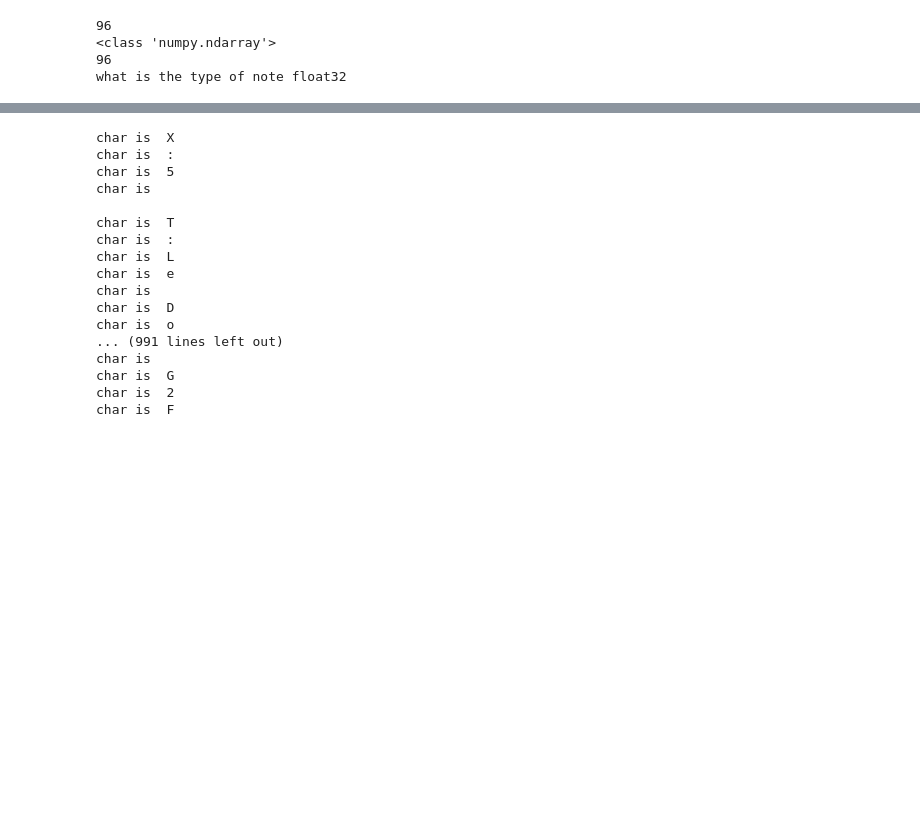
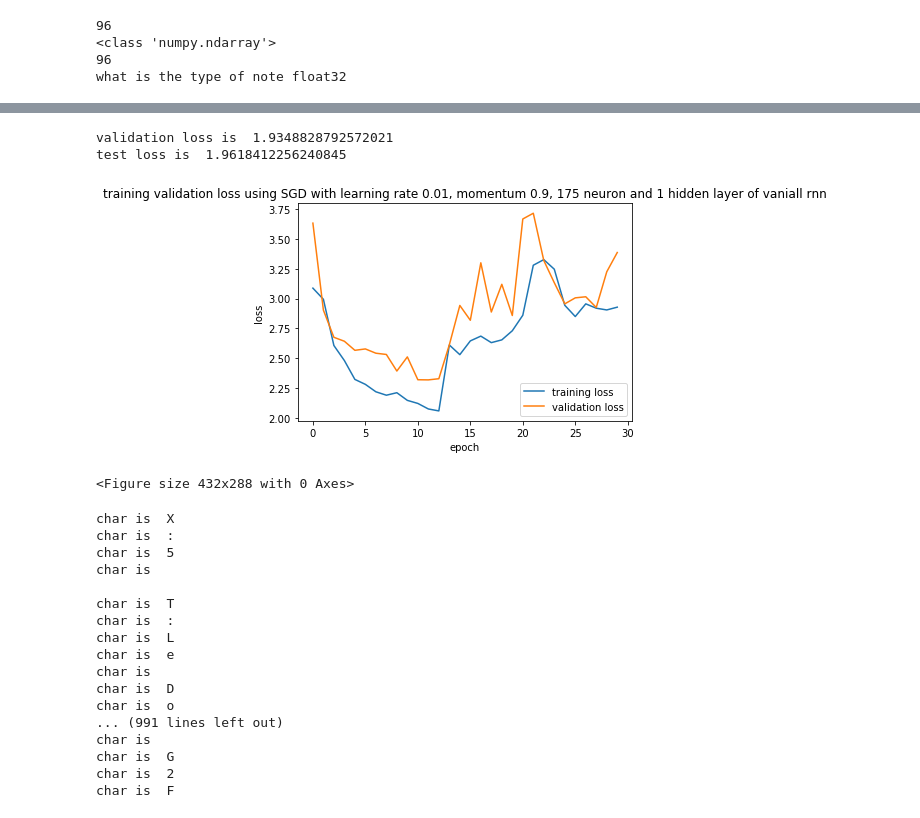
Before and after one commit to qinlongzhang/PA4, a Jupyter notebook: LSTM.ipynb, the cells around one changed output, grey strips where cells are left out. Cells and saved outputs as stored; diff of their text form; code cells hidden in the pictures; blank space fills up the shorter version.

```diff
--- a/LSTM.ipynb
+++ b/LSTM.ipynb
@@ -136,8 +136,8 @@ class LSTMcustomize(nn.Module):
         self.h0 = h0
         self.c0 = c0
 # %%
-layerNum = 1
-hiddenSize = 175
+layerNum = 2
+hiddenSize = 125
 #lstm = LSTMcustomize(inputSize = 95 ,hiddenSize = 100,layerNum = 1,dropout = 0)
 lstm = LSTMcustomize(inputSize = 96 ,hiddenSize = hiddenSize,layerNum = layerNum,dropout = 0).to(computing_device)
 print(lstm)
@@ -242,6 +262,6 @@ for epoch in range(600):
 # %%
 #report metrics
-modelPath = "15epochbestmodel.pt"
+modelPath = "14epochbestmodel.pt"
 lstm = torch.load(modelPath)
 valchunkSum = 0
 valSumEachEpoch = 0
@@ -290,16 +310,22 @@ with torch.no_grad():
 
     testSumEachEpoch = testSumEachEpoch / testchunkSum
     print("test loss is ",testSumEachEpoch.item())
+# %% [output]
+validation loss is  1.9348828792572021
+test loss is  1.9618412256240845
 # %%
 plt.xlabel('epoch')
 plt.ylabel('loss')
-plt.title('training validation loss using SGD with learning rate 0.05, momentum 0.9, 200 neuron and 2 hidden layer')
+plt.title('training validation loss using SGD with learning rate 0.01, momentum 0.9, 175 neuron and 1 hidden layer of vaniall rnn')
 xAxis = np.arange(0,30)
 plt.plot(xAxis,trainingLoss[0:30],label = 'training loss')
 plt.plot(xAxis,validationLoss[0:30], label = 'validation loss')
 plt.legend()
 plt.show()
 plt.savefig(fileDir + "test1.jpg")
+# %% [output]
+[figure, added]
+<Figure size 432x288 with 0 Axes>
 # %%
 weights = torch.tensor([0.25, 0.25, 0.25, 0.25], dtype=torch.float) # create a tensor of weights
 a = torch.multinomial(weights, 1)
```
Also changed, not shown: parts of 9 cells of this notebook.
